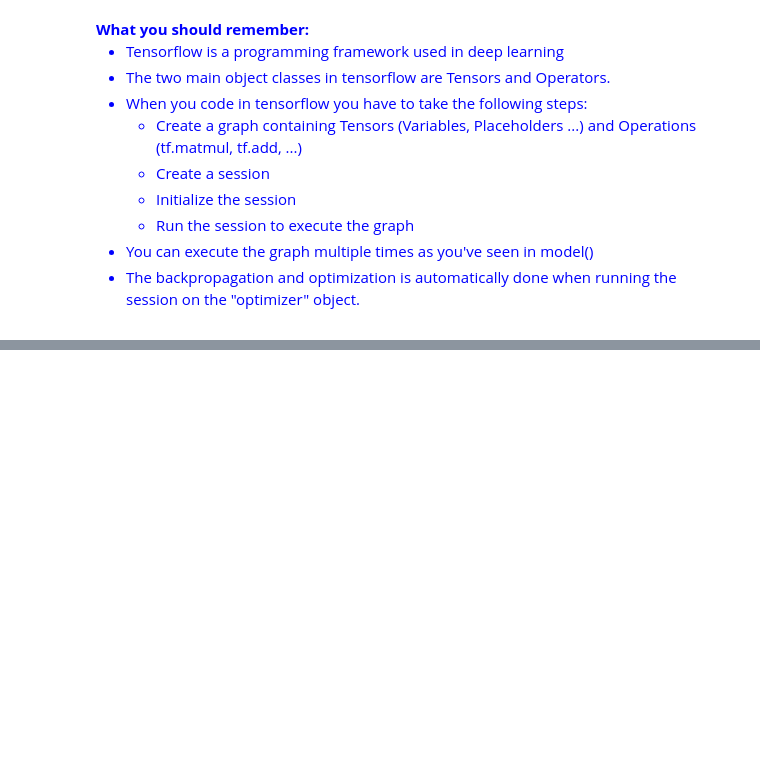
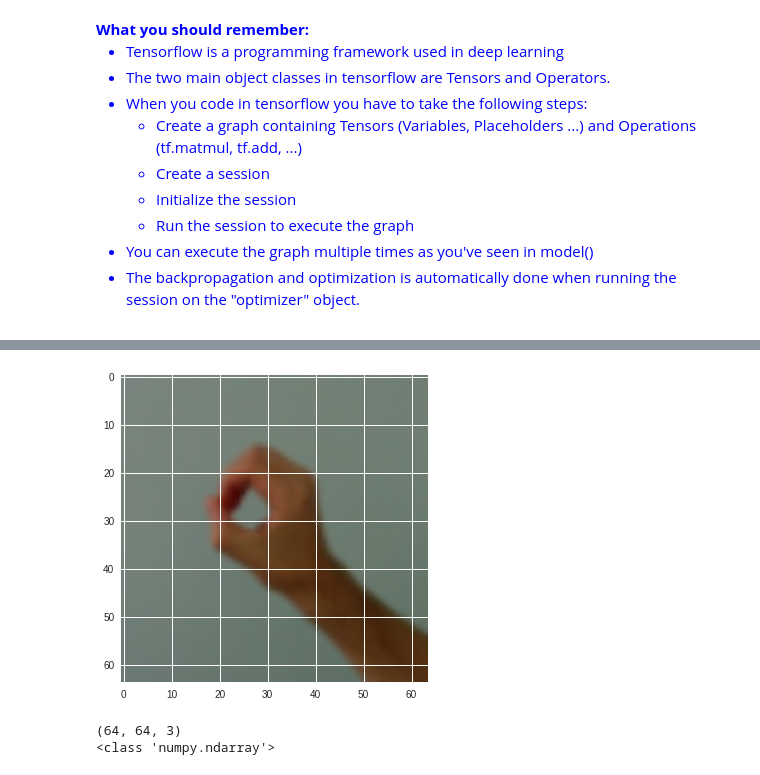
Before and after one commit to georgezoto/Hyperparameter-Tuning-Regularization-and-Optimization, a Jupyter notebook: Hyperparameter tuning, Batch Normalization and Programming Frameworks/Tensorflow_and_SIGNS_Dataset.ipynb, the cells around one changed output, grey strips where cells are left out. Saved outputs shown, nothing was run; the diff lists cells and outputs as text; code cells hidden in the pictures; blank space fills up the shorter version.

```diff
--- a/Hyperparameter tuning, Batch Normalization and Programming Frameworks/Tensorflow_and_SIGNS_Dataset.ipynb
+++ b/Hyperparameter tuning, Batch Normalization and Programming Frameworks/Tensorflow_and_SIGNS_Dataset.ipynb
@@ -1146,0 +1243,8 @@ y = 1
+# %%
+image_2 = show_image(google_drive_path, 'cropped/', 0);
+print(image_2.shape)
+print(type(image_2))
+# %% [output]
+[figure, added]
+(64, 64, 3)
+<class 'numpy.ndarray'>
```
Also changed, not shown: parts of 21 cells of this notebook.
